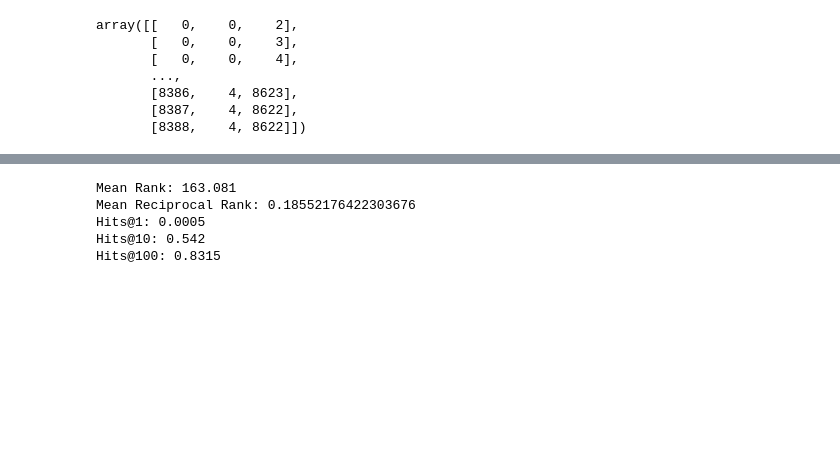
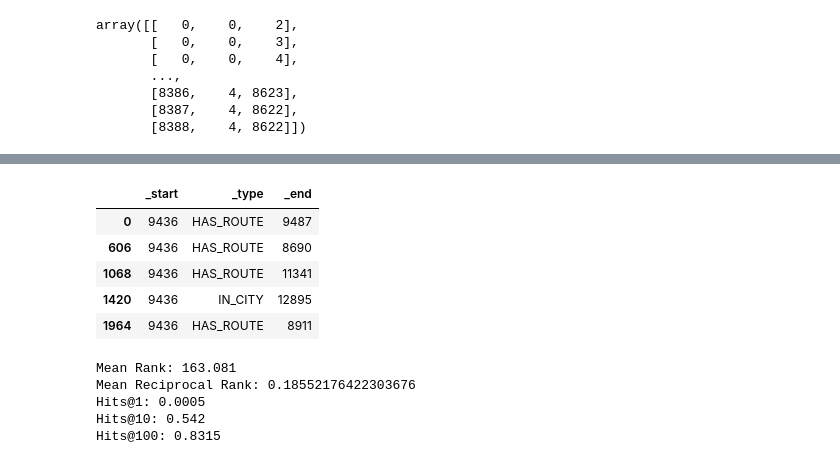
Before and after one commit to sahilarora3117/capstone-19BCE1366-2023, a Jupyter notebook: scripts/EmbeddingAmpligraph.ipynb, the cells around one changed output, grey strips where cells are left out. Saved outputs shown, nothing was run; the diff lists cells and outputs as text; code cells hidden in the pictures; blank space fills up the shorter version.

```diff
--- a/scripts/EmbeddingAmpligraph.ipynb
+++ b/scripts/EmbeddingAmpligraph.ipynb
@@ -86,0 +63,15 @@ Size of test: (2000, 3)
+# %%
+from ampligraph.evaluation import train_test_split_no_unseen
+def test_train_split(dataset):
+
+    test_train, X_valid = train_test_split_no_unseen(dataset.values, 1000, seed=0)
+
+    X_train, X_test = train_test_split_no_unseen(test_train, 2000, seed=0)
+
+    print('Total triples:', dataset_new.shape)
+    print('Size of train:', X_train.shape)
+    print('Size of valid:', X_valid.shape)
+    print('Size of test:', X_test.shape)
+    return X_train, X_test, X_valid
+# %%
+X_train, X_test, X_valid = test_train_split(dataset_new)
@@ -87,3 +234,14 @@ Size of test: (2000, 3)
+# %%
+data_to_train = pd.DataFrame(X_train, columns = ['_start', '_type', '_end'])
+data_to_test = pd.DataFrame(X_test, columns = ['_start', '_type', '_end'])
+data_to_test.loc[data_to_test['_start'] == 9436]
+# %% [output]
+|  | _start | _type | _end |
+| 0 | 9436 | HAS_ROUTE | 9487 |
+| 606 | 9436 | HAS_ROUTE | 8690 |
+| 1068 | 9436 | HAS_ROUTE | 11341 |
+| 1420 | 9436 | IN_CITY | 12895 |
+| 1964 | 9436 | HAS_ROUTE | 8911 |
 # %%
 model = TransE(k=200,                                                             # embedding size
                epochs=300,                                                        # Num of epochs
```
Also changed, not shown: parts of 12 cells of this notebook, 10 other files.
